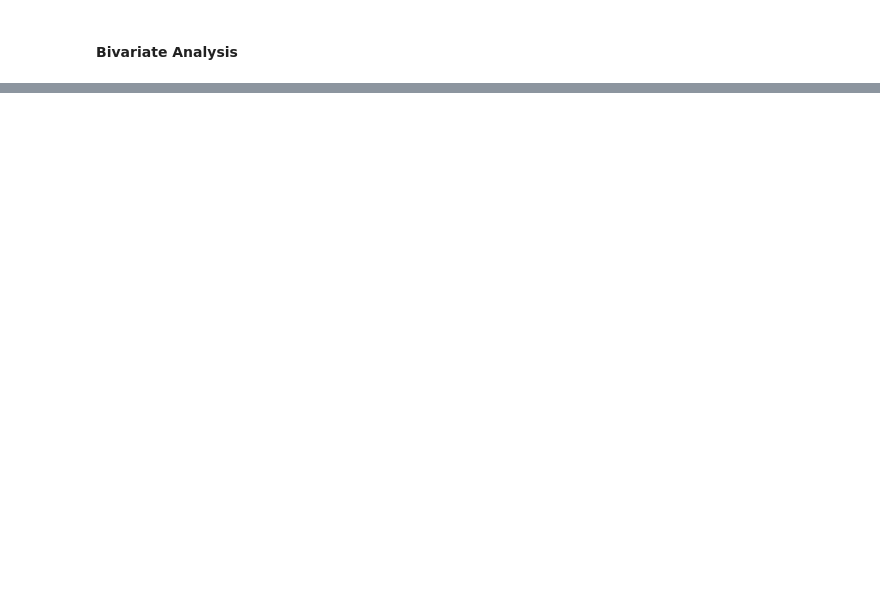
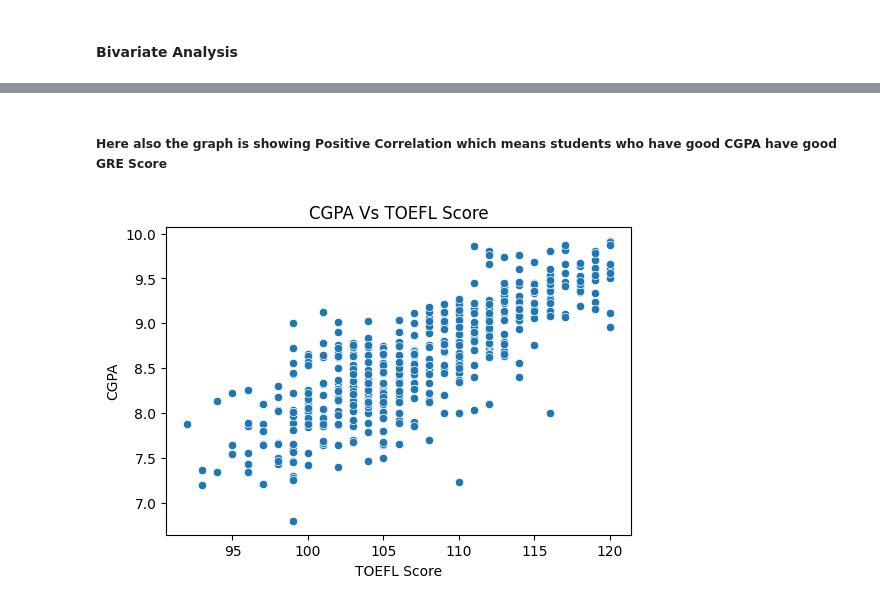
Before and after one commit to Aravind-91/JamboreeEducation--LinearRegression, a Jupyter notebook: JambooreEducation.ipynb, the cells around one changed output, grey strips where cells are left out. Drawn from its saved outputs; the diff is of its cells as text; code cells hidden in the pictures; blank space fills up the shorter version.

```diff
--- a/JambooreEducation.ipynb
+++ b/JambooreEducation.ipynb
@@ -183,0 +202,10 @@ plt.show()
+# %% [markdown]
+##### Here also the graph is showing Positive Correlation which means students who have good CGPA have good GRE Score
+# %%
+# Analysis on TOEFL Score and CGPA
+plt.figure(figsize=(6,4))
+sns.scatterplot(data=df, x='TOEFL Score', y='CGPA')
+plt.title('CGPA Vs TOEFL Score')
+plt.show()
+# %% [output]
+[figure, added]
```
Also changed, not shown: parts of 23 cells of this notebook.
